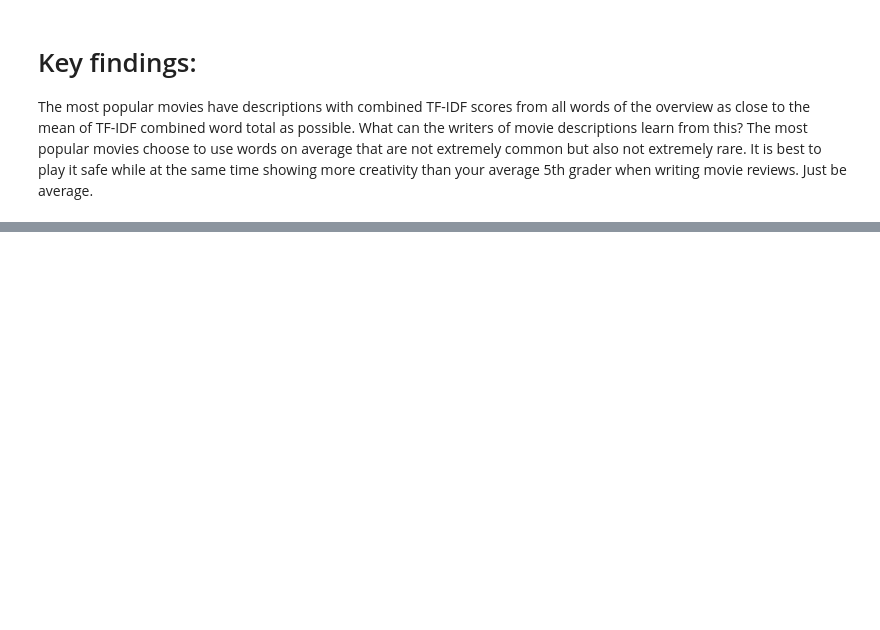
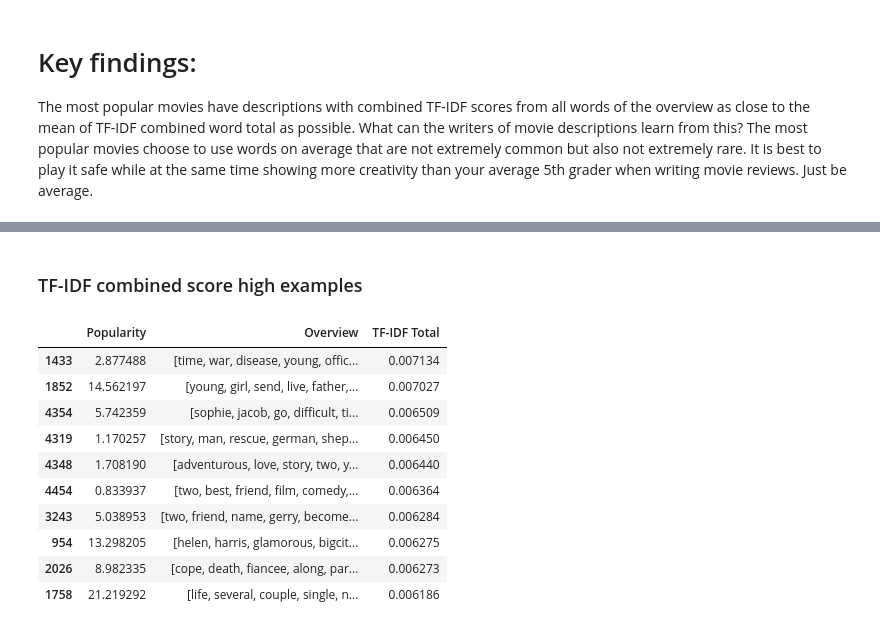
Before and after one commit to charles-reinertson/movie_analysis, a Jupyter notebook: CHARLES_Study_Question.ipynb, the cells around one changed output, grey strips where cells are left out. Saved outputs shown, nothing was run; the diff lists cells and outputs as text; code cells hidden in the pictures; blank space fills up the shorter version.

```diff
--- a/CHARLES_Study_Question.ipynb
+++ b/CHARLES_Study_Question.ipynb
@@ -354,0 +373,16 @@ The most popular movies have descriptions with combined TF-IDF scores from all w
+# %% [markdown]
+### TF-IDF combined score high examples
+# %%
+df.sort_values(by='TF-IDF Total', ascending=False).head(10)
+# %% [output]
+|  | Popularity | Overview | TF-IDF Total |
+| 1433 | 2.877488 | [time, war, disease, young, offic... | 0.007134 |
+| 1852 | 14.562197 | [young, girl, send, live, father,... | 0.007027 |
+| 4354 | 5.742359 | [sophie, jacob, go, difficult, ti... | 0.006509 |
+| 4319 | 1.170257 | [story, man, rescue, german, shep... | 0.006450 |
+| 4348 | 1.708190 | [adventurous, love, story, two, y... | 0.006440 |
+| 4454 | 0.833937 | [two, best, friend, film, comedy,... | 0.006364 |
+| 3243 | 5.038953 | [two, friend, name, gerry, become... | 0.006284 |
+| 954 | 13.298205 | [helen, harris, glamorous, bigcit... | 0.006275 |
+| 2026 | 8.982335 | [cope, death, fiancee, along, par... | 0.006273 |
+| 1758 | 21.219292 | [life, several, couple, single, n... | 0.006186 |
```
Also changed, not shown: parts of 3 cells of this notebook.
